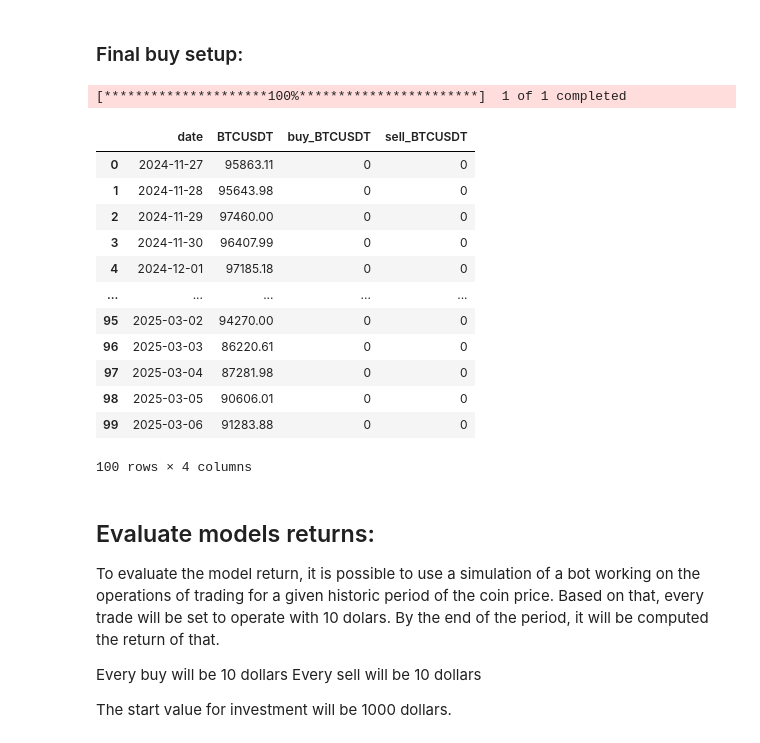
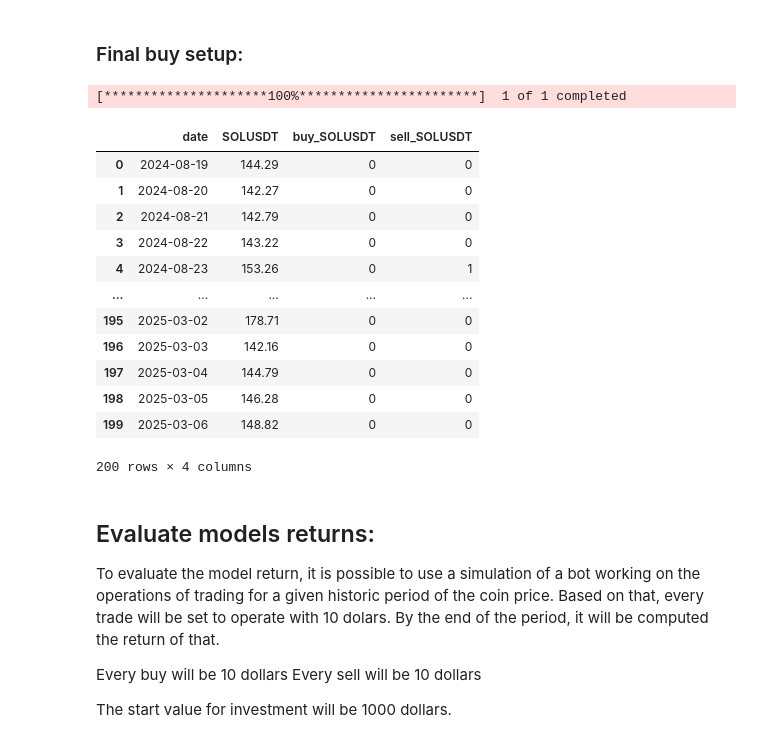
Before and after one commit to ianmm2d/QuantCryptoBot, a Jupyter notebook: run.ipynb, the cells around one changed output. Drawn from its saved outputs; the diff is of its cells as text; code cells hidden in the pictures.

```diff
--- a/run.ipynb
+++ b/run.ipynb
@@ -5,8 +5,9 @@
 # %%
 from src.get_historical_data import get_historical_data
 
-LOOKBACK = 100
+LOOKBACK = 200
+COIN = 'SOLUSDT'
 
-df = get_historical_data(coin='BTCUSDT',lookback=LOOKBACK)
+df = get_historical_data(coin=COIN,lookback=LOOKBACK)
 df
 # %% [output]
@@ -261,23 +261,23 @@ fig.show()
 # %% [markdown]
 ### Final buy setup:
 # %%
-df_buy = metrics.set_buy(df, coin='BTCUSDT')
+df_buy = metrics.set_buy(df, coin=COIN)
 df_buy
 # %% [output]
 [*********************100%***********************]  1 of 1 completed
-|  | date | BTCUSDT | buy_BTCUSDT | sell_BTCUSDT |
-| 0 | 2024-11-27 | 95863.11 | 0 | 0 |
-| 1 | 2024-11-28 | 95643.98 | 0 | 0 |
-| 2 | 2024-11-29 | 97460.00 | 0 | 0 |
-| 3 | 2024-11-30 | 96407.99 | 0 | 0 |
-| 4 | 2024-12-01 | 97185.18 | 0 | 0 |
+|  | date | SOLUSDT | buy_SOLUSDT | sell_SOLUSDT |
+| 0 | 2024-08-19 | 144.29 | 0 | 0 |
+| 1 | 2024-08-20 | 142.27 | 0 | 0 |
+| 2 | 2024-08-21 | 142.79 | 0 | 0 |
+| 3 | 2024-08-22 | 143.22 | 0 | 0 |
+| 4 | 2024-08-23 | 153.26 | 0 | 1 |
 | ... | ... | ... | ... | ... |
-| 95 | 2025-03-02 | 94270.00 | 0 | 0 |
-| 96 | 2025-03-03 | 86220.61 | 0 | 0 |
-| 97 | 2025-03-04 | 87281.98 | 0 | 0 |
-| 98 | 2025-03-05 | 90606.01 | 0 | 0 |
-| 99 | 2025-03-06 | 91283.88 | 0 | 0 |
+| 195 | 2025-03-02 | 178.71 | 0 | 0 |
+| 196 | 2025-03-03 | 142.16 | 0 | 0 |
+| 197 | 2025-03-04 | 144.79 | 0 | 0 |
+| 198 | 2025-03-05 | 146.28 | 0 | 0 |
+| 199 | 2025-03-06 | 148.82 | 0 | 0 |
-100 rows × 4 columns
+200 rows × 4 columns
 # %%
 fig = px.line(
     df_buy,
```
Also changed, not shown: parts of 19 cells of this notebook.
